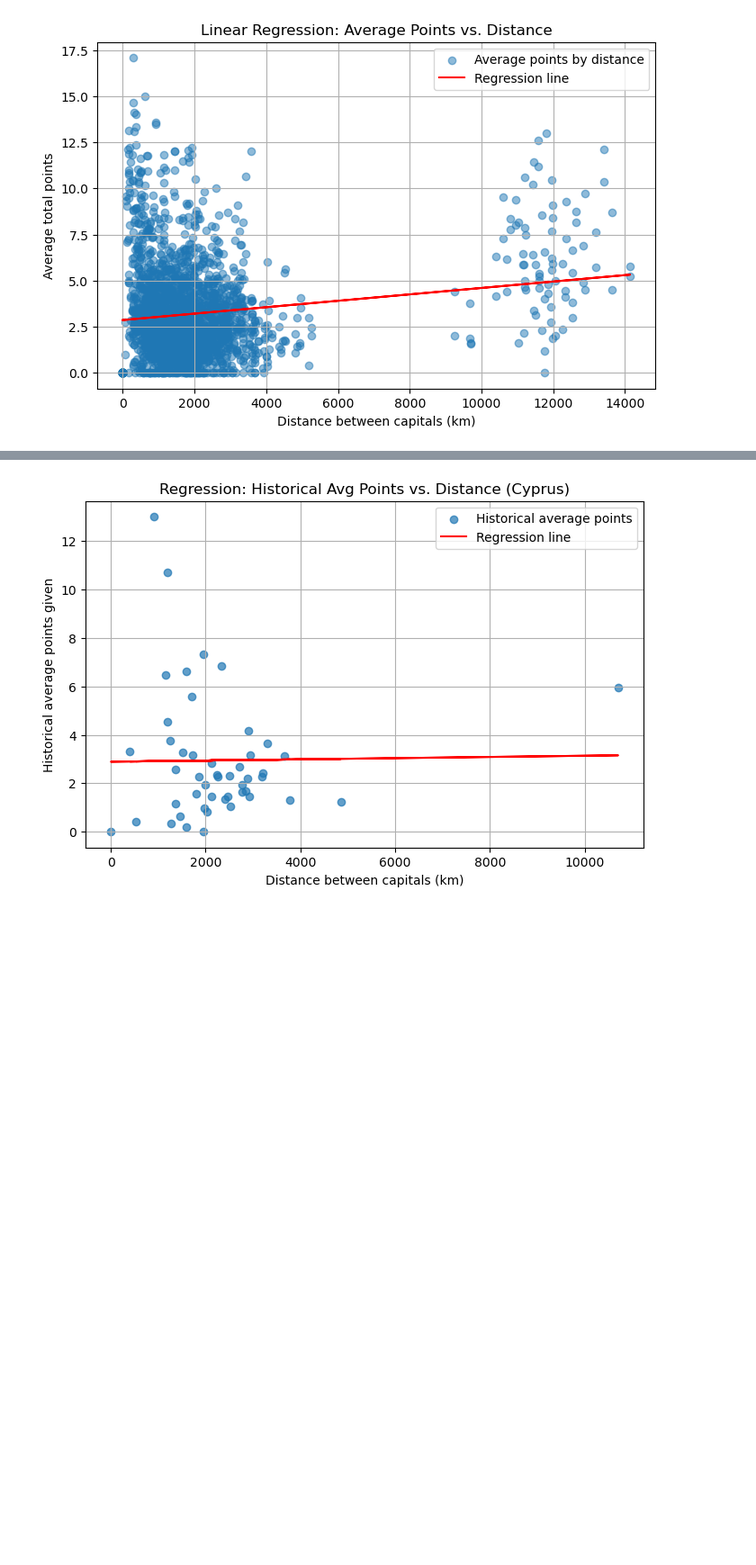
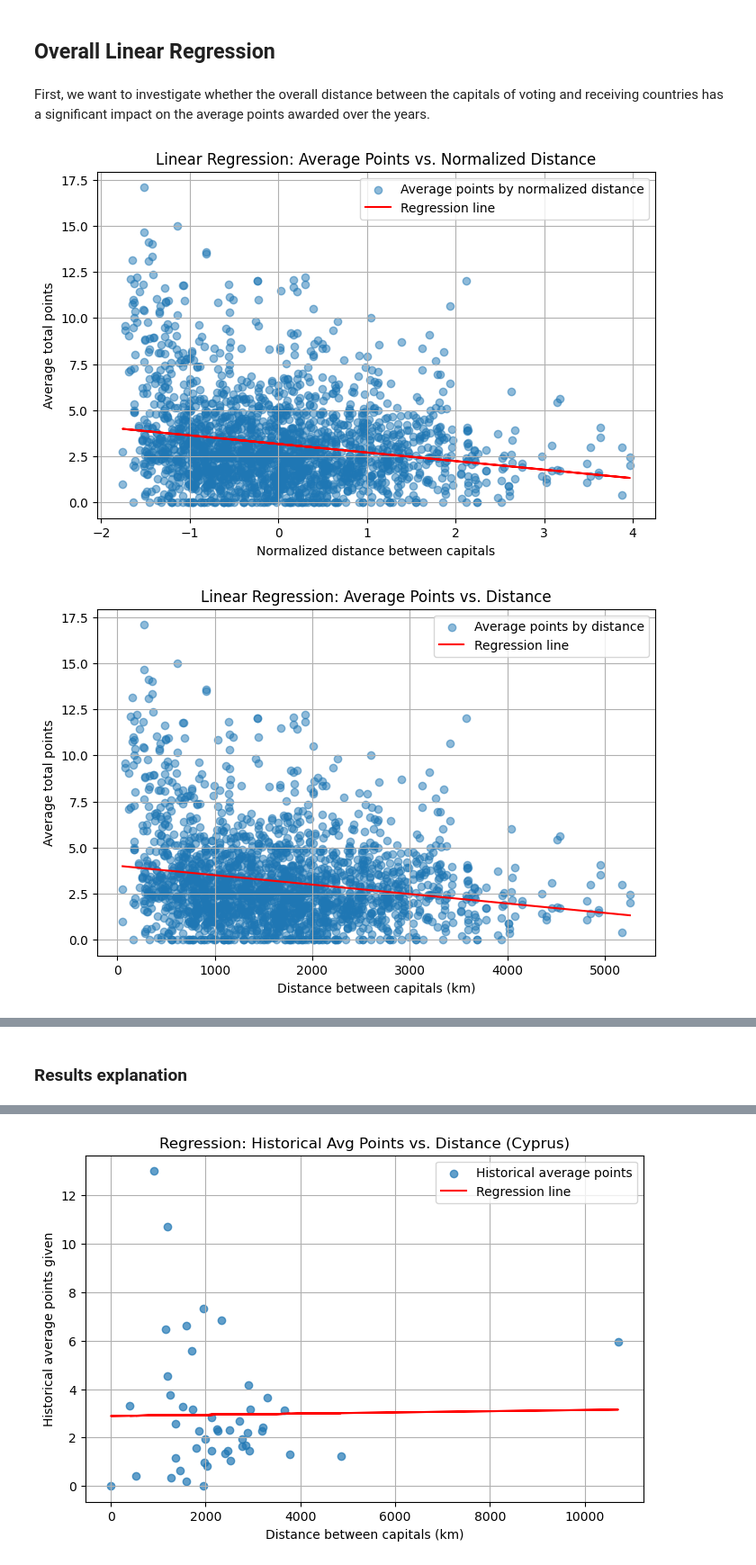
Before and after one commit to kluedemann/eurovision-voting-analysis, a Jupyter notebook: src/linear_regression.ipynb, the cells around one changed output, grey strips where cells are left out. Shown at 90% size. Drawn from its saved outputs; the diff is of its cells as text; code cells hidden in the pictures; blank space fills up the shorter version.

Commit message:
overall plots

```diff
--- a/src/linear_regression.ipynb
+++ b/src/linear_regression.ipynb
@@ -5,43 +6,58 @@ import matplotlib.pyplot as plt
+# %% [markdown]
+## Overall Linear Regression
+# %% [markdown]
+First, we want to investigate whether the overall distance between the capitals of voting and receiving countries has a significant impact on the average points awarded over the years.
 # %%
-# Load dataset
-file_path = '../data/fulldata.csv'
-data = pd.read_csv(file_path)
+file_path = "../data/fulldata.csv"
+data = pd.read_csv(file_path, low_memory = False)
 
-# Group by countries that emit and receive votes to calculate the average
-aggregated_data = data.groupby(['from_country', 'to_country'], as_index=False).agg({
-    'total_points': 'mean',  # Average points awarded
-    'distance': 'mean'      # Average distance
+data = data[(data["from_country"] != "au") & (data["to_country"] != "au")]
+
+aggregated_data = data.groupby(["from_country", "to_country"], as_index = False).agg({
+    "total_points": "mean",     # Average points awarded
+    "distance": "mean"          # Distance
 })
 
-# Filter out missing values
-aggregated_data = aggregated_data.dropna()
+distance_mean = aggregated_data["distance"].mean()
+distance_std = aggregated_data["distance"].std()
+aggregated_data["distance_normalized"] = (aggregated_data["distance"] - distance_mean) / distance_std
 
-X_agg = aggregated_data['distance']
-Y_agg = aggregated_data['total_points']
+X_agg = sm.add_constant(aggregated_data["distance_normalized"])
+Y_agg = aggregated_data["total_points"]
 
-# Add a constant to the regression model
-X_agg = sm.add_constant(X_agg)
-
-# Fit the linear regression model
-agg_model = sm.OLS(Y_agg, X_agg).fit()
-
-# Get the summary of the model
+agg_model = sm.OLS(Y_agg, X_agg).fit()      # Ordinary Least Squares for Linear Regression
 agg_summary = agg_model.summary()
 
-# Visualize the results
+x_plot_original = np.linspace(aggregated_data["distance"].min(), aggregated_data["distance"].max(), 100)        # Unnormalized distance predictions back to original scale for plotting
+x_plot_normalized = (x_plot_original - distance_mean) / distance_std
+x_plot_with_const = sm.add_constant(x_plot_normalized)
+y_plot = agg_model.predict(x_plot_with_const)
+
 plt.figure(figsize=(8, 5))
-plt.scatter(aggregated_data['distance'], aggregated_data['total_points'], alpha=0.5, label='Average points by distance')
-plt.plot(aggregated_data['distance'], agg_model.predict(X_agg), color='red', label='Regression line')
-plt.title('Linear Regression: Average Points vs. Distance')
-plt.xlabel('Distance between capitals (km)')
+plt.scatter(aggregated_data['distance_normalized'], aggregated_data['total_points'], alpha=0.5, label='Average points by normalized distance')
+plt.plot(aggregated_data['distance_normalized'], agg_model.predict(X_agg), color='red', label='Regression line')
+plt.title('Linear Regression: Average Points vs. Normalized Distance')
+plt.xlabel('Normalized distance between capitals')
 plt.ylabel('Average total points')
 plt.legend()
 plt.grid(True)
+plt.savefig("../plots/linear_regression/overall_normalized.png")
 plt.show()
 
-# Print the model summary
+plt.figure(figsize=(8, 5))
+plt.scatter(aggregated_data["distance"], aggregated_data["total_points"], alpha=0.5, label="Average points by distance")
+plt.plot(x_plot_original, y_plot, color="red", label="Regression line")
+plt.title("Linear Regression: Average Points vs. Distance")
+plt.xlabel("Distance between capitals (km)")
+plt.ylabel("Average total points")
+plt.legend()
+plt.grid(True)
+plt.savefig("../plots/linear_regression/overall.png")
+plt.show()
+
 print(agg_summary)
 # %% [output]
-[figure, old version]
+[figure, new version]
+[figure, added]
                             OLS Regression Results
 ==============================================================================
@@ -62,0 +79,2 @@ strong multicollinearity or other numerical problems.
+# %% [markdown]
+### Results explanation
```
Also changed, not shown: parts of 12 cells of this notebook, 3 other files.
